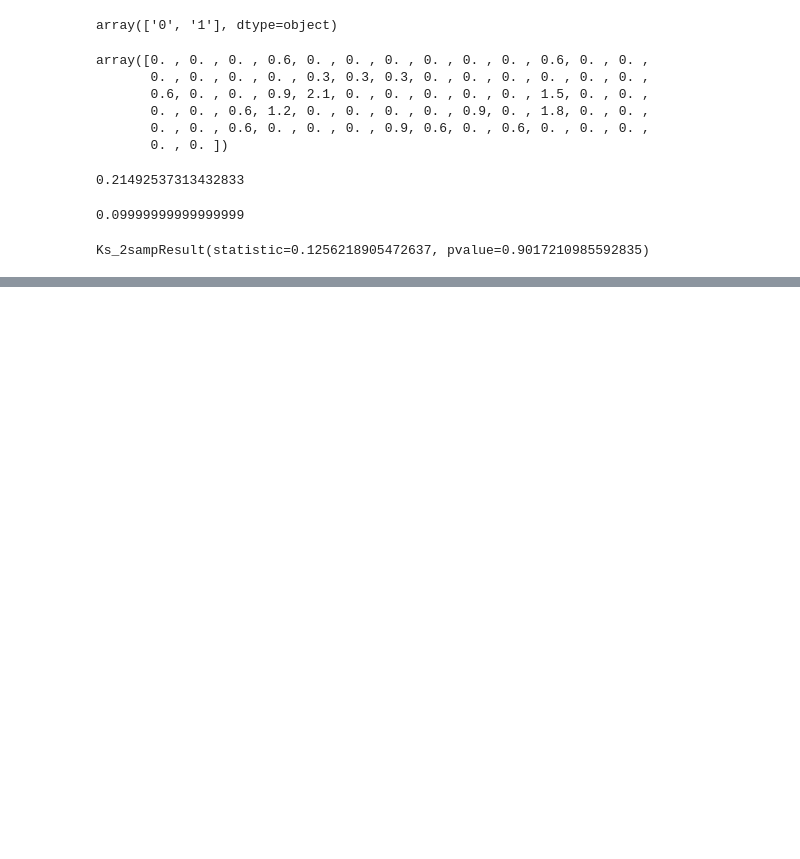
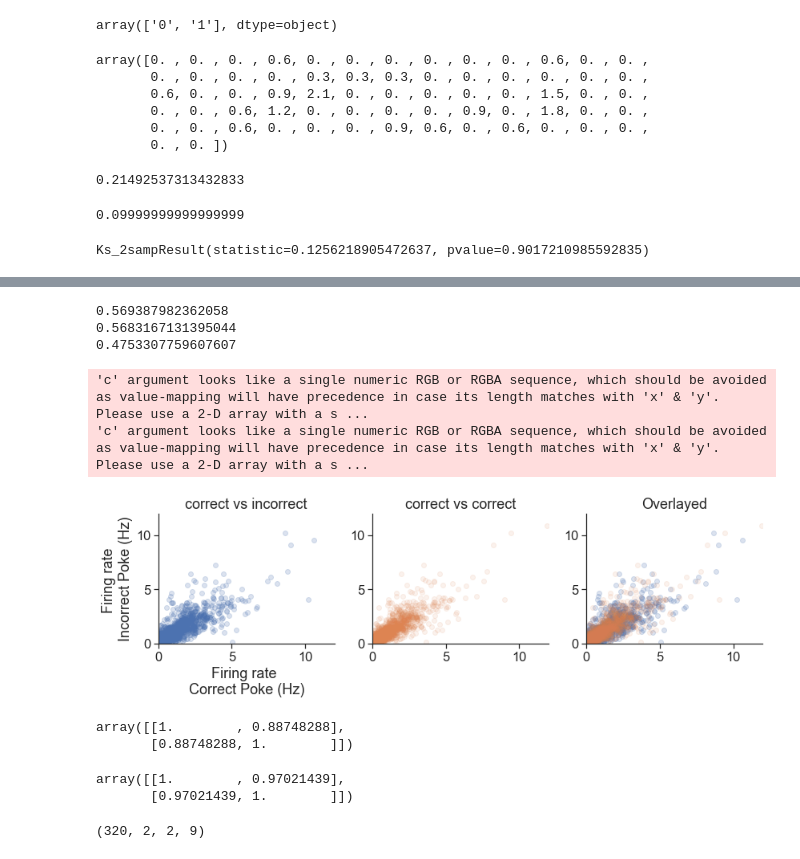
Before and after one commit to yves-weissenberger/ll_ephys, a Jupyter notebook: ephys_notebooks/compare_correct_with_incorrect_resps.ipynb, the cells around one changed output, grey strips where cells are left out. Saved outputs shown, nothing was run; the diff lists cells and outputs as text; code cells hidden in the pictures; blank space fills up the shorter version.

```diff
--- a/ephys_notebooks/compare_correct_with_incorrect_resps.ipynb
+++ b/ephys_notebooks/compare_correct_with_incorrect_resps.ipynb
@@ -26,6 +29,7 @@ import scipy.ndimage as ndi
 import scipy as sp
 import scipy.signal
 seaborn.set(style='ticks',font_scale=1.5)
+clrs = seaborn.color_palette(n_colors=4)
 # %%
 poke_pos = np.array([1,-1])*np.array([ [149,0],
                                  [68,19],[231,19],
@@ -85,7 +89,8 @@ for neuron_ix in range(n_neurons):
                        (df['correct']==True) &
                        (df['task_nr']==task_nr)
                       ]['time']
-
+            if neuron_ix==0:
+                print(len(v.index),len(v2.index))
             mean_diff = np.nanmean(all_spk_store[neuron_ix,v.index])-np.nanmean(all_spk_store[neuron_ix,v2.index])
             tmp1.append(mean_diff)
         tmp2.append(tmp1)
@@ -237,0 +369,66 @@ Ks_2sampResult(statistic=0.1256218905472637, pvalue=0.9017210985592835)
+# %%
+ccs_within,ccs_across,_ = get_within_and_across_correlations(all_resps1_g1,all_resps2_g1,
+                                                             all_resps1_g2,all_resps2_g2,
+                                                             all_resps_g1,all_resps_g2)
+# %% [output]
+0.569387982362058
+0.5683167131395044
+0.4753307759607607
+# %%
+store = np.array(store)
+store_same = np.array(store_same)
+# %%
+store2 = store.swapaxes(1,-1)
+store_same2 = store_same.swapaxes(1,-1)
+# %%
+plt.figure(figsize=(12,4))
+plt.subplot(1,3,1)
+plt.title("correct vs incorrect")
+
+plt.scatter(store2.swapaxes(0,1).reshape(2,-1)[0],store2.swapaxes(0,1).reshape(2,-1)[1],alpha=.2)
+plt.xlim(0,12)
+plt.ylim(0,12)
+plt.xlabel("Firing rate \nCorrect Poke (Hz)")
+plt.ylabel("Firing rate \nIncorrect Poke (Hz)")
+
+plt.subplot(1,3,2)
+plt.title("correct vs correct")
+plt.scatter(store_same2.swapaxes(0,1).reshape(2,-1)[0],store2.swapaxes(0,1).reshape(2,-1)[1],alpha=.1,c=clrs[1])
+plt.xlim(0,12)
+plt.ylim(0,12)
+
+plt.subplot(1,3,3)
+plt.title("Overlayed")
+
+plt.scatter(store2.swapaxes(0,1).reshape(2,-1)[0],store2.swapaxes(0,1).reshape(2,-1)[1],alpha=.2)
+plt.scatter(store_same2.swapaxes(0,1).reshape(2,-1)[0],store2.swapaxes(0,1).reshape(2,-1)[1],alpha=.1,c=clrs[1])
+
+plt.xlim(0,12)
+plt.ylim(0,12)
+
+plt.tight_layout()
+seaborn.despine()
+# %% [output]
+'c' argument looks like a single numeric RGB or RGBA sequence, which should be avoided as value-mapping will have precedence in case its length matches with 'x' & 'y'.  Please use a 2-D array with a s ...
+'c' argument looks like a single numeric RGB or RGBA sequence, which should be avoided as value-mapping will have precedence in case its length matches with 'x' & 'y'.  Please use a 2-D array with a s ...
+[figure, added]
+# %%
+r1 = store2.swapaxes(0,1).reshape(2,-1)[0]
+r2 = store2.swapaxes(0,1).reshape(2,-1)[1]
+ixs = np.isfinite(r1+r2)
+np.corrcoef(r1[ixs],r2[ixs])
+# %% [output]
+array([[1.        , 0.88748288],
+       [0.88748288, 1.        ]])
+# %%
+r1 = store_same2.swapaxes(0,1).reshape(2,-1)[0]
+r2 = store_same2.swapaxes(0,1).reshape(2,-1)[1]
+ixs = np.isfinite(r1+r2)
+np.corrcoef(r1[ixs],r2[ixs])
+# %% [output]
+array([[1.        , 0.97021439],
+       [0.97021439, 1.        ]])
+# %%
+store2.shape
+# %% [output]
+(320, 2, 2, 9)
```
Also changed, not shown: parts of 16 cells of this notebook, 20 other files.
